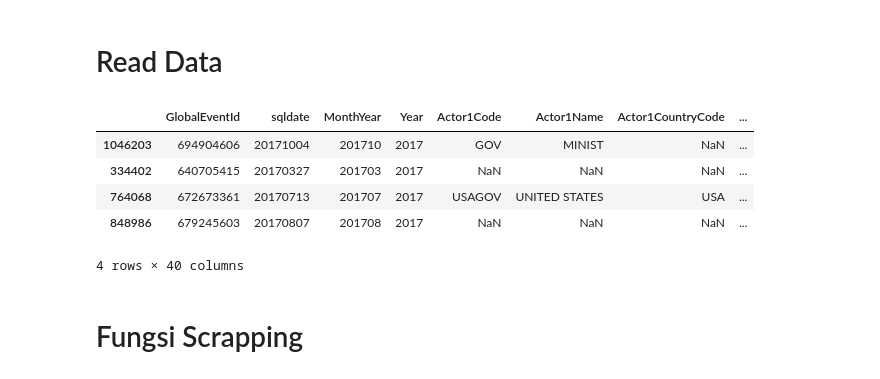
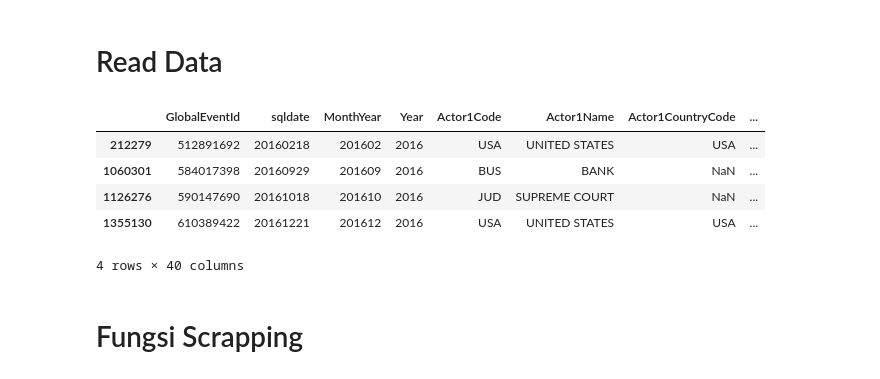
Before and after one commit to nikhilvenkatkumsetty/gdelt-2, a Jupyter notebook: Scraping Gdelt Newspaper.ipynb, the cells around one changed output. Cells and saved outputs as stored; diff of their text form; code cells hidden in the pictures.

```diff
--- a/Scraping Gdelt Newspaper.ipynb
+++ b/Scraping Gdelt Newspaper.ipynb
@@ -26,15 +32,15 @@ header = ["GlobalEventId", "sqldate", "MonthYear","Year",
                "SOURCEURL"]
 # %%
 #ubah path_clean sesuai tempat clean di lokal
-path_clean = 'E:/digitalent-project/csv/2017-clean.csv'
+path_clean = '2016-clean.csv'
 data_gdelt = pd.read_csv(path_clean, delimiter = ',', encoding = "ISO-8859-1", names=header)
 data_gdelt.sample(4)
 # %% [output]
 |  | GlobalEventId | sqldate | MonthYear | Year | Actor1Code | Actor1Name | Actor1CountryCode | ... |
-| 1046203 | 694904606 | 20171004 | 201710 | 2017 | GOV | MINIST | NaN | ... |
-| 334402 | 640705415 | 20170327 | 201703 | 2017 | NaN | NaN | NaN | ... |
-| 764068 | 672673361 | 20170713 | 201707 | 2017 | USAGOV | UNITED STATES | USA | ... |
-| 848986 | 679245603 | 20170807 | 201708 | 2017 | NaN | NaN | NaN | ... |
+| 212279 | 512891692 | 20160218 | 201602 | 2016 | USA | UNITED STATES | USA | ... |
+| 1060301 | 584017398 | 20160929 | 201609 | 2016 | BUS | BANK | NaN | ... |
+| 1126276 | 590147690 | 20161018 | 201610 | 2016 | JUD | SUPREME COURT | NaN | ... |
+| 1355130 | 610389422 | 20161221 | 201612 | 2016 | USA | UNITED STATES | USA | ... |
 4 rows × 40 columns
 # %%
 stop_words = set(stopwords.words('english'))
```
Also changed, not shown: parts of 14 cells of this notebook.
